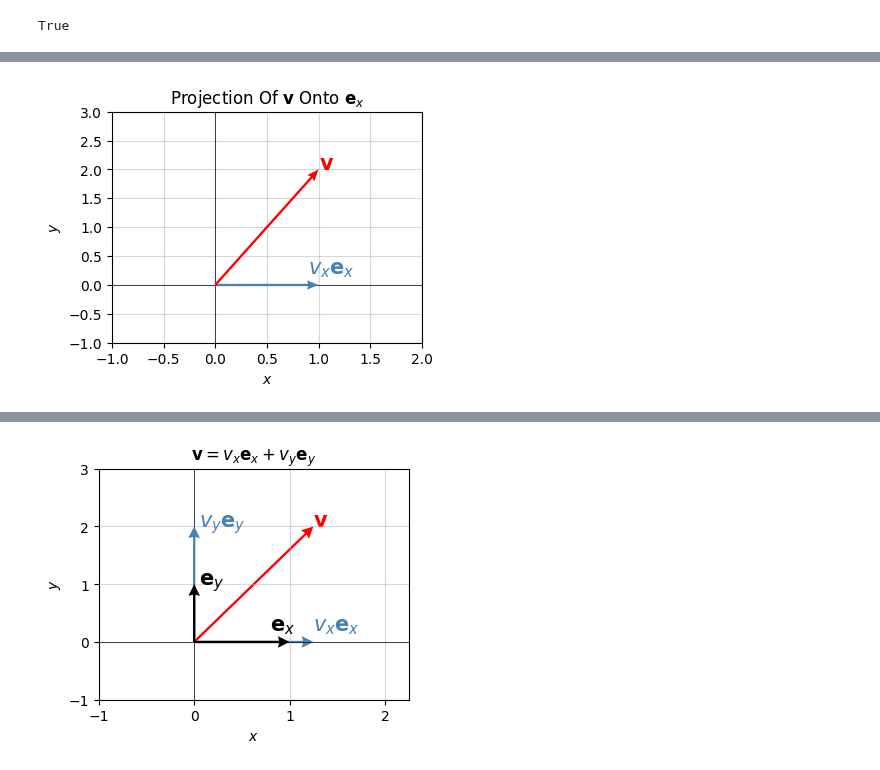
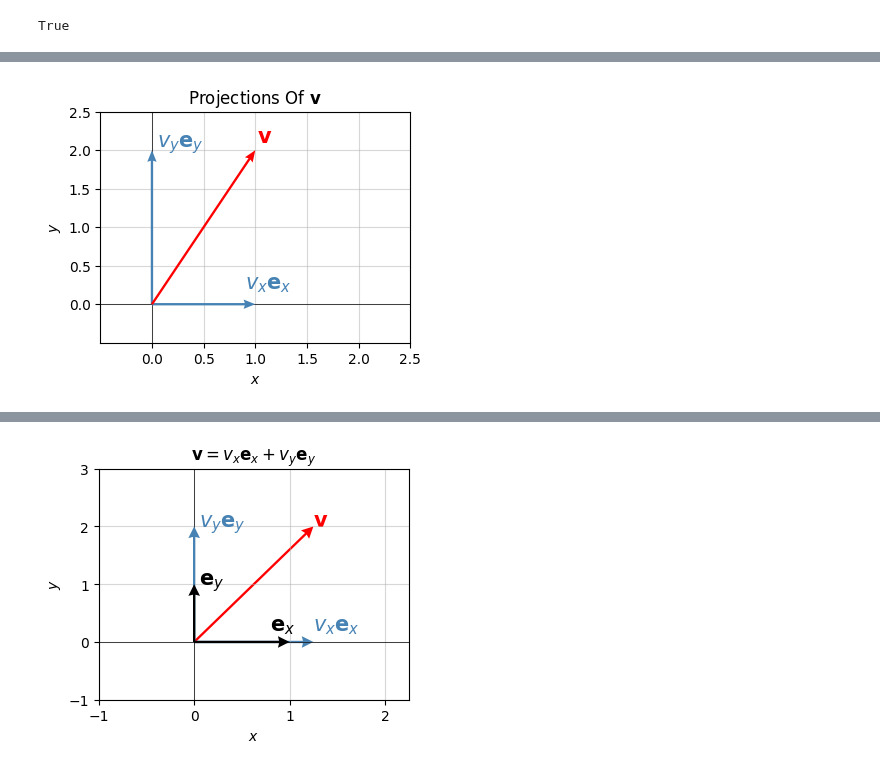
Before and after one commit to rkingery/ml-book, a Jupyter notebook: notebooks/vector-spaces.ipynb, the cells around one changed output, grey strips where cells are left out. Saved outputs shown, nothing was run; the diff lists cells and outputs as text; code cells hidden in the pictures.

```diff
--- a/notebooks/vector-spaces.ipynb
+++ b/notebooks/vector-spaces.ipynb
@@ -171,9 +217,11 @@ The vector $v_x \mathbf{e}_x = (v_x,0)$ gotten by rescaling $\mathbf{e}_x$ by th
 # %%
 v = np.array([1, 2])
 ex = np.array([1, 0])
-plot_vectors([v, v[0] * ex], title='Projection Of $\mathbf{v}$ Onto $\mathbf{e}_x$', ticks_every=0.5,
-             text_offsets=[[0, 0], [-0.1, 0.2]], colors=['red', 'steelblue'],
-             labels=['$\mathbf{v}$', '$v_x \mathbf{e}_x$'], headwidth=4)
+ey = np.array([0, 1])
+plot_vectors([v, v[0] * ex, v[1] * ey], title='Projections Of $\mathbf{v}$', ticks_every=0.5,
+             text_offsets=[[0.02, 0.1], [-0.1, 0.2], [0.05, 0.05]], colors=['red', 'steelblue', 'steelblue'],
+             labels=['$\mathbf{v}$', '$v_x \mathbf{e}_x$', '$v_y \mathbf{e}_y$'], headwidth=4,
+             xlim=(-0.5, 2.5), ylim=(-0.5, 2.5))
 # %% [output]
-[figure, old version]
+[figure, new version]
 # %% [markdown]
```
Also changed, not shown: parts of 22 cells of this notebook, 4 other files.
